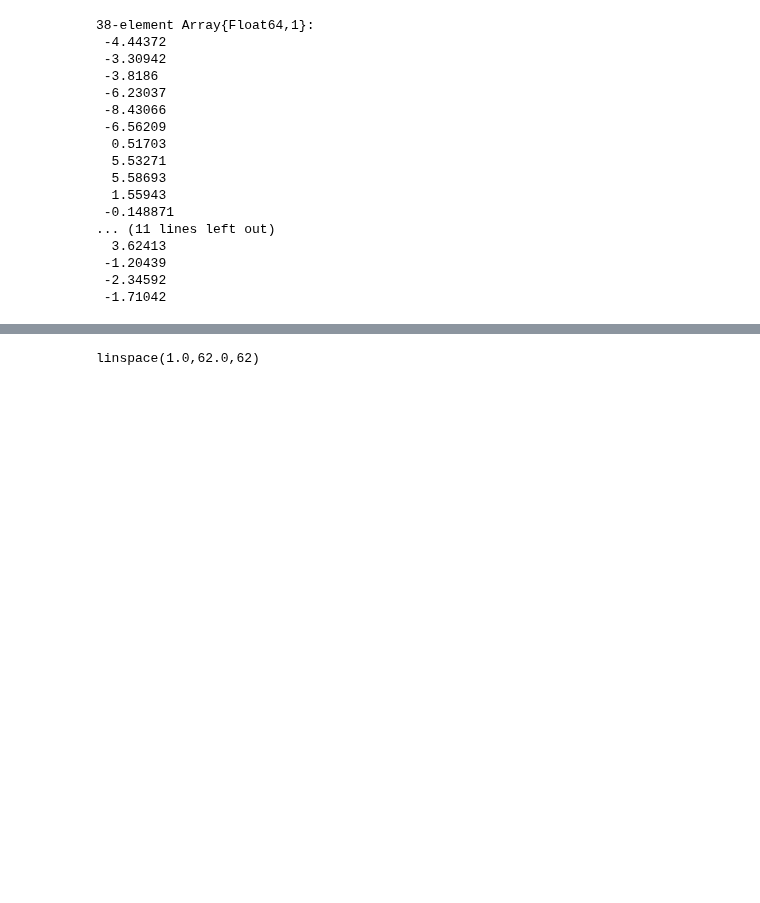
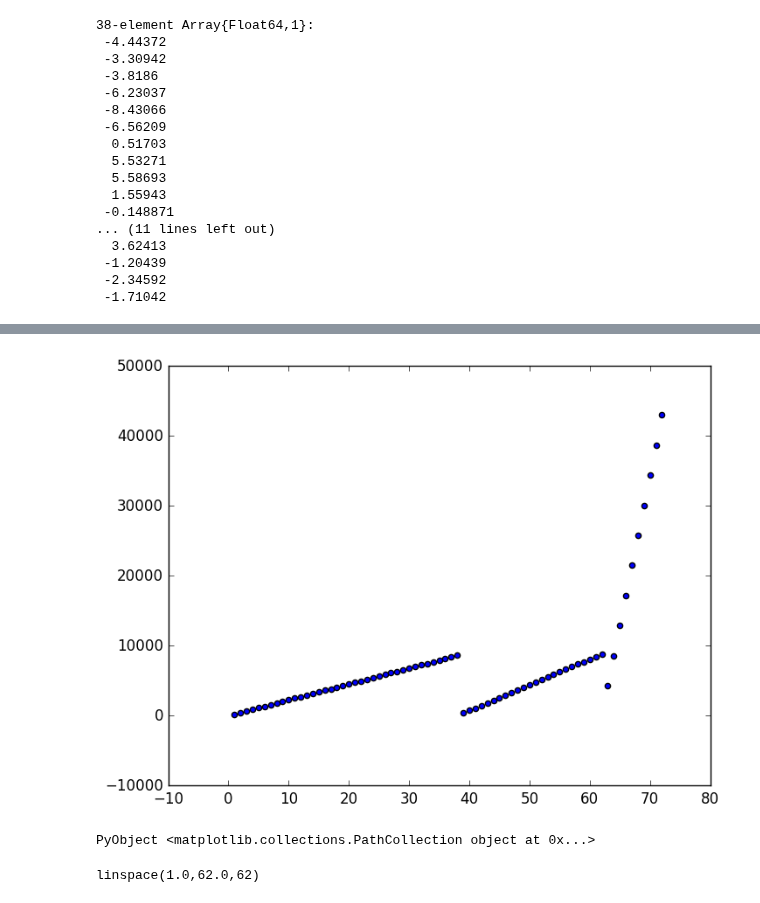
Before and after one commit to jlustigy/ExoJulia, a Jupyter notebook: Homework/hw4/Andrew_Spencer/hw4.ipynb, the cells around one changed output, grey strips where cells are left out. Saved outputs shown, nothing was run; the diff lists cells and outputs as text; code cells hidden in the pictures; blank space fills up the shorter version.

Commit message:
3rd planet looping under construction

```diff
--- a/Homework/hw4/Andrew_Spencer/hw4.ipynb
+++ b/Homework/hw4/Andrew_Spencer/hw4.ipynb
@@ -470,3 +638,10 @@ PyObject <matplotlib.collections.PathCollection object at 0x...>
+# %%
+#newdata = timing_model(x,fit.param)
+newdata3 = third_planet(x,fit2.param)
+scatter(x,newdata3)
+# %% [output]
+[figure, added]
+PyObject <matplotlib.collections.PathCollection object at 0x...>
 # %%
 linspace(1,length(y),length(y))
 # %% [output]
```
Also changed, not shown: parts of 14 cells of this notebook.
